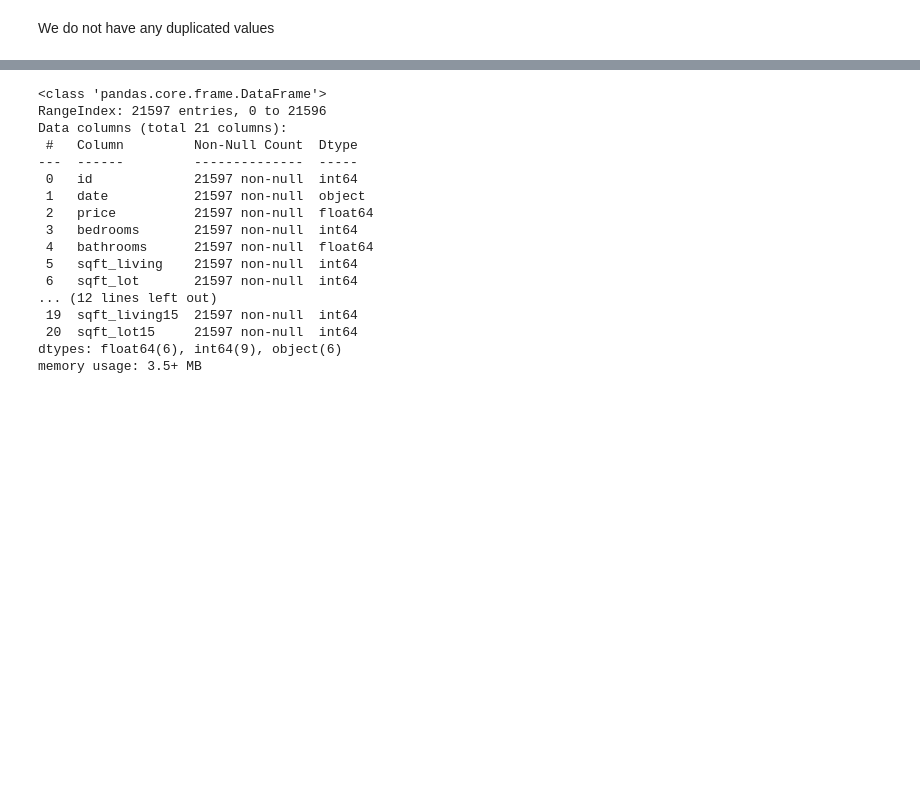
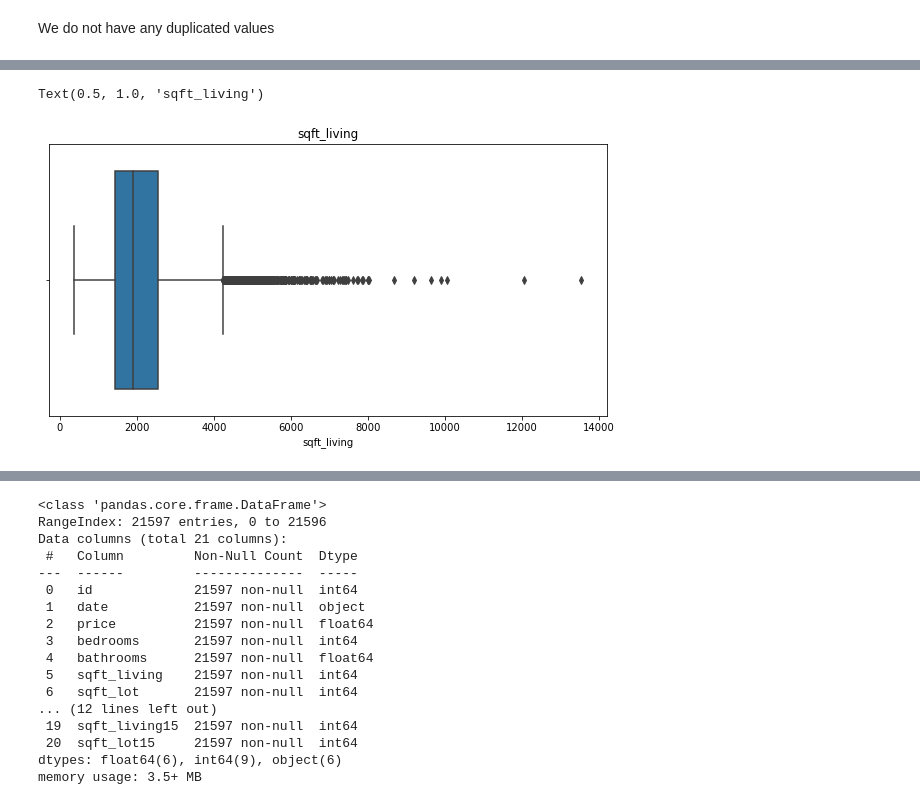
Before and after one commit to Paulwaweru/Phase-2-Group-Project, a Jupyter notebook: student (3).ipynb, the cells around one changed output, grey strips where cells are left out. Drawn from its saved outputs; the diff is of its cells as text; code cells hidden in the pictures; blank space fills up the shorter version.

```diff
--- a/student (3).ipynb
+++ b/student (3).ipynb
@@ -192,0 +238,9 @@ In this section, i will only focus on numerical columns. I will also exclude the
+# %%
+#sqft_living
+
+plt.figure(figsize=(10,5))
+sns.boxplot(df.sqft_living, orient='h')
+plt.title('sqft_living')
+# %% [output]
+Text(0.5, 1.0, 'sqft_living')
+[figure, added]
```
Also changed, not shown: parts of 73 cells of this notebook.
